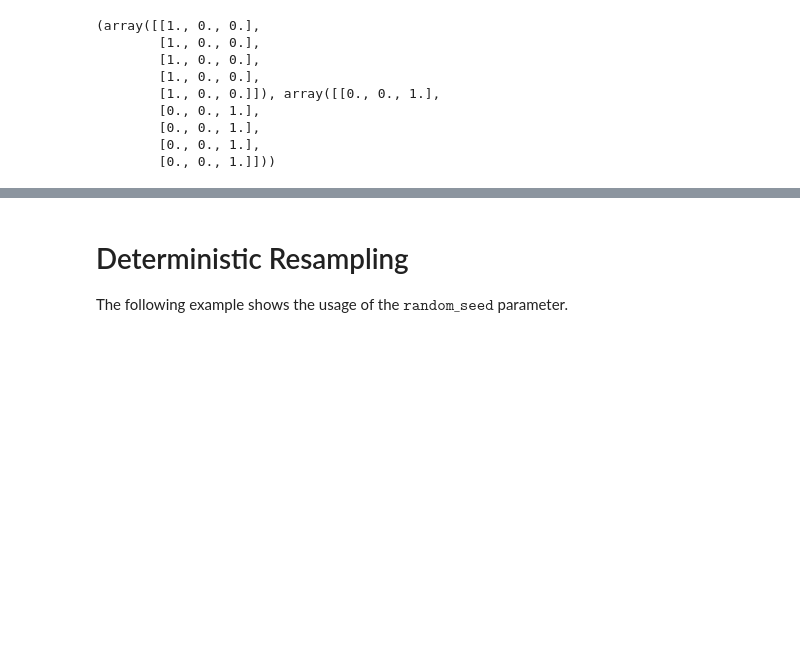
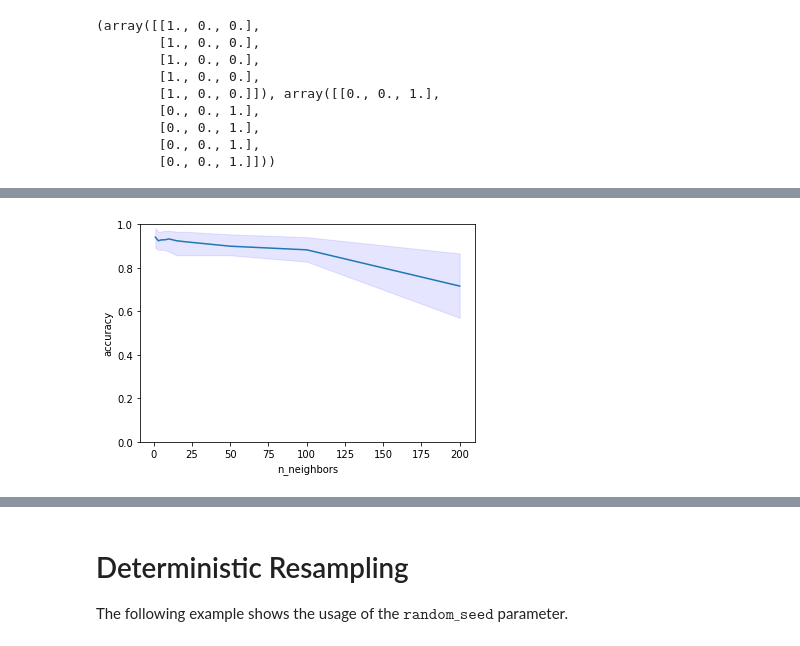
Before and after one commit to GiovanniCiampi/confidence_interval_estimator_ML, a Jupyter notebook: Notebook.ipynb, the cells around one changed output, grey strips where cells are left out. Drawn from its saved outputs; the diff is of its cells as text; code cells hidden in the pictures; blank space fills up the shorter version.

```diff
--- a/Notebook.ipynb
+++ b/Notebook.ipynb
@@ -258,0 +233,10 @@ the accuracy of the model is 95.46% +/- 4.54
+# %%
+lower_bounds = [c["lower_bound"] for c in confidence[95]]
+median = [c["median"] for c in confidence[95]]
+upper_bounds = [c["upper_bound"] for c in confidence[95]]
+
+plot_confidence(lower_bounds, median, upper_bounds,
+                    x_axis=neigbhors, xlabel="n_neighbors", y_bottom=0,
+                    y_top=1, color='b', ylabel="accuracy")
+# %% [output]
+[figure, added]
```
Also changed, not shown: parts of 45 cells of this notebook, 1 other file.
